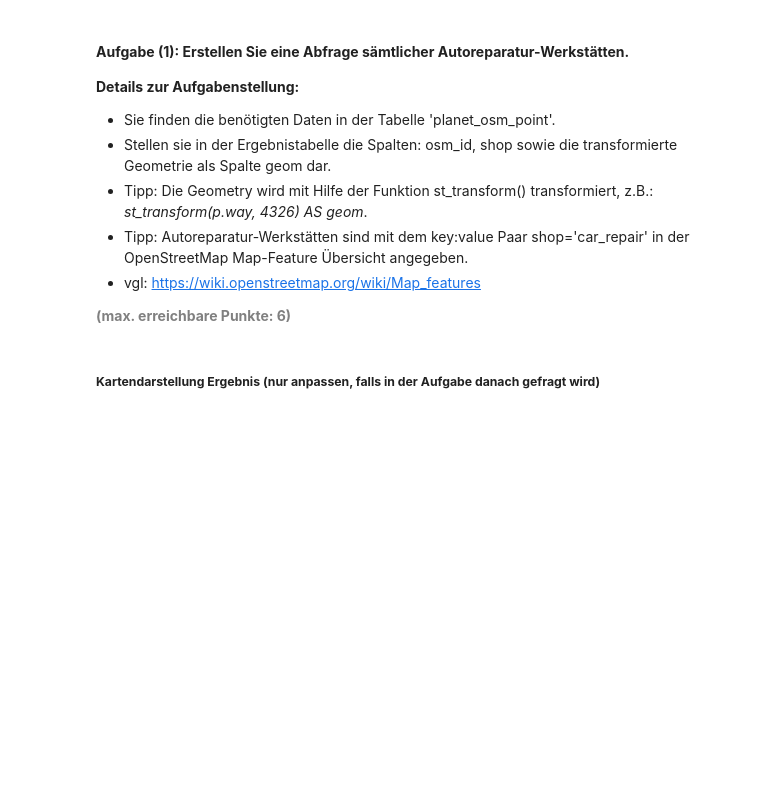
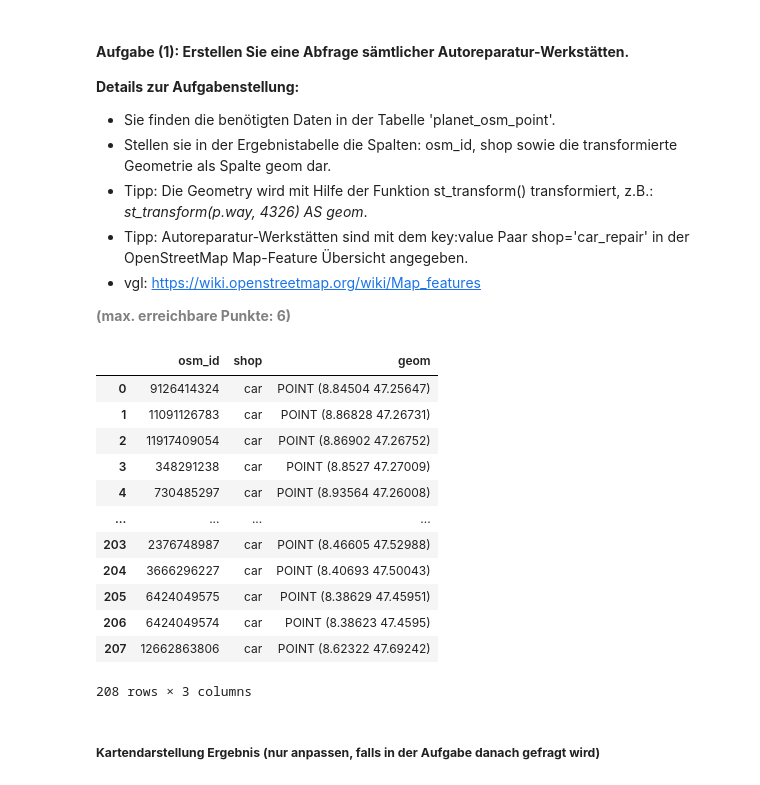
Before and after one commit to zempcol1/python_postgresql_postgis, a Jupyter notebook: HS24 EXAM/AP03_Management_Raeumliche_Daten.ipynb, the cells around one changed output. Saved outputs shown, nothing was run; the diff lists cells and outputs as text; code cells hidden in the pictures; blank space fills up the shorter version.

```diff
--- a/HS24 EXAM/AP03_Management_Raeumliche_Daten.ipynb
+++ b/HS24 EXAM/AP03_Management_Raeumliche_Daten.ipynb
@@ -151,21 +155,35 @@ engine.dispose()
 # %%
 # Engine für Datenbankverbindung erstellen
 engine = create_engine(db_connection_url)
 
 # Ergänzen Sie die SQL-Abfrage, um die Aufgabe zu lösen
-sql = """SELECT
-         FROM
-         WHERE
+sql = """SELECT osm_id, shop, st_transform(way, 4326) AS geom
+         FROM planet_osm_point
+         WHERE shop = 'car'
       ;"""
 
 # Ergebnis in GeoDataFrame abspeichern
 gdf = gpd.GeoDataFrame.from_postgis(sql, engine)
 
 # Datenbankverbindung trennen
 engine.dispose()
 
 # Zeigen des GeoDataFrames
 gdf
+# %% [output]
+|  | osm_id | shop | geom |
+| 0 | 9126414324 | car | POINT (8.84504 47.25647) |
+| 1 | 11091126783 | car | POINT (8.86828 47.26731) |
+| 2 | 11917409054 | car | POINT (8.86902 47.26752) |
+| 3 | 348291238 | car | POINT (8.8527 47.27009) |
+| 4 | 730485297 | car | POINT (8.93564 47.26008) |
+| ... | ... | ... | ... |
+| 203 | 2376748987 | car | POINT (8.46605 47.52988) |
+| 204 | 3666296227 | car | POINT (8.40693 47.50043) |
+| 205 | 6424049575 | car | POINT (8.38629 47.45951) |
+| 206 | 6424049574 | car | POINT (8.38623 47.4595) |
+| 207 | 12662863806 | car | POINT (8.62322 47.69242) |
+208 rows × 3 columns
 # %% [markdown]
 ##### <b>Kartendarstellung Ergebnis (nur anpassen, falls in der Aufgabe danach gefragt wird)</b>
 # %%
```
Also changed, not shown: parts of 7 cells of this notebook, 5 other files.
